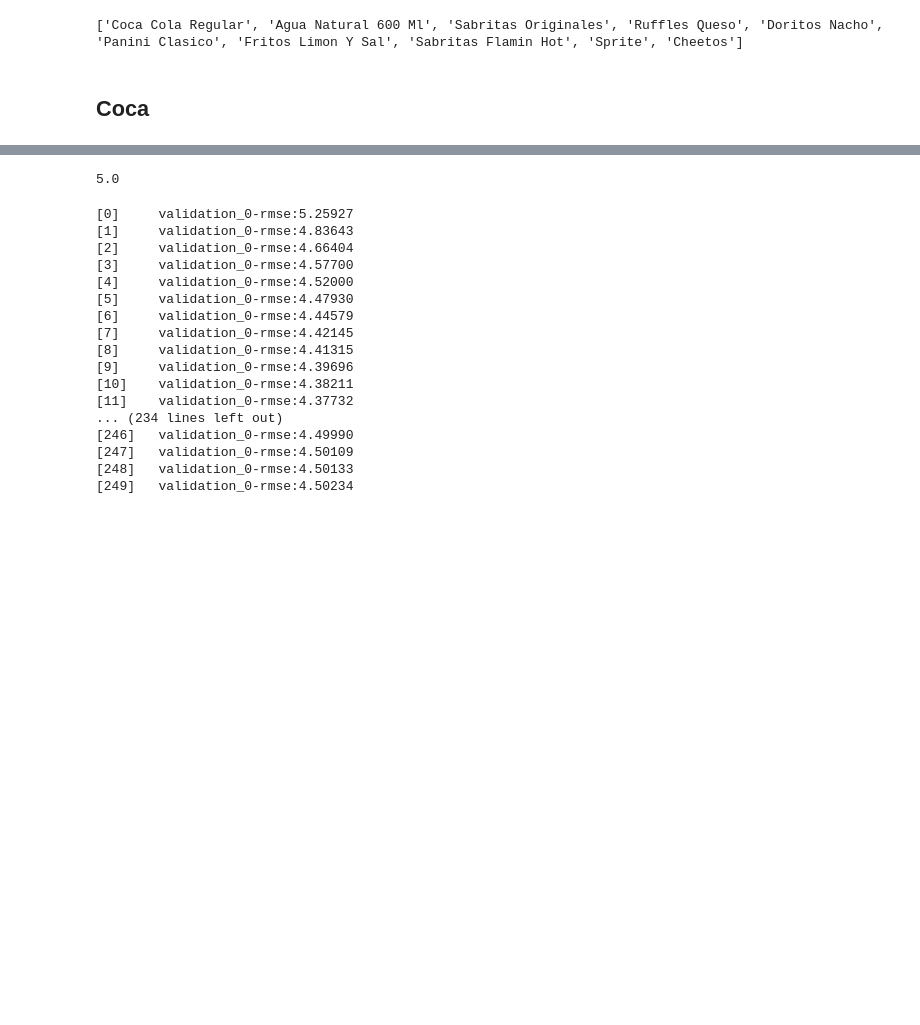
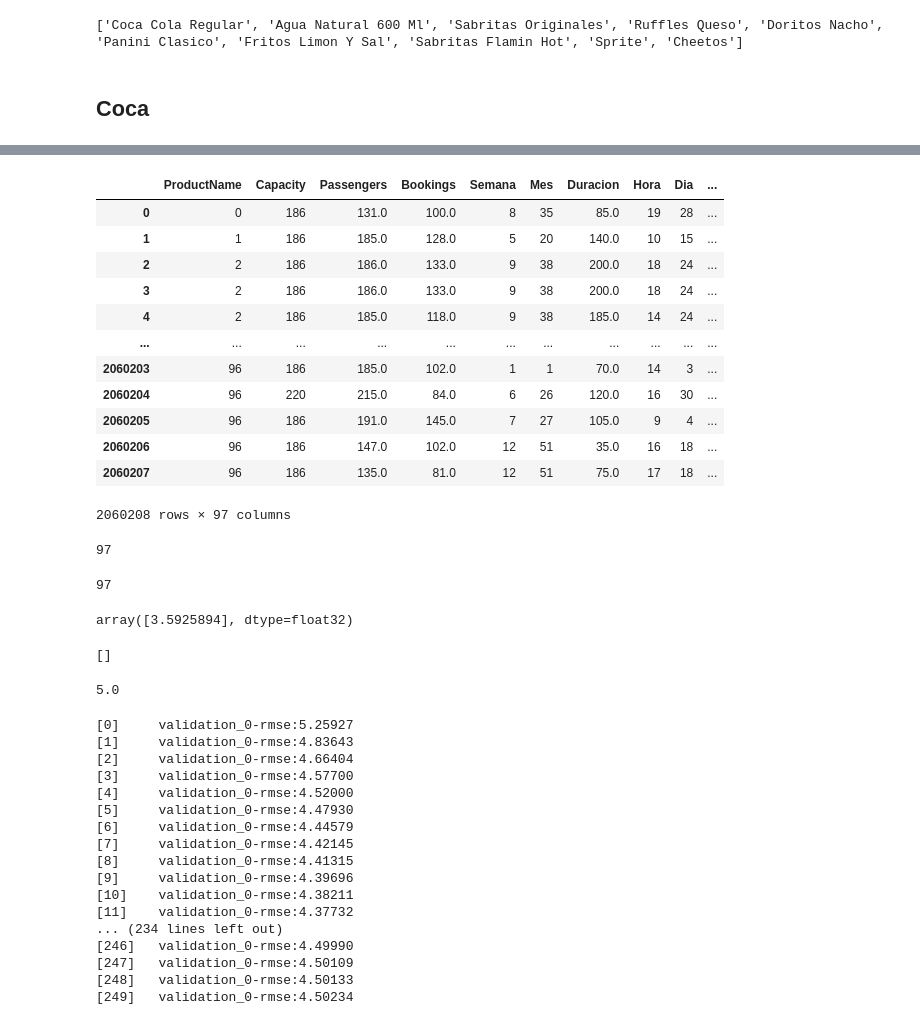
Before and after one commit to FrancoMendoza2003/Datathon2024, a Jupyter notebook: prediction/productos/sales_model1.ipynb, the cells around one changed output, grey strips where cells are left out. Saved outputs shown, nothing was run; the diff lists cells and outputs as text; code cells hidden in the pictures; blank space fills up the shorter version.

```diff
--- a/prediction/productos/sales_model1.ipynb
+++ b/prediction/productos/sales_model1.ipynb
@@ -346,0 +325,4 @@ product_dict_inv[88], product_dict_inv[92]
+# %%
+model = pickle.load(open(f"models/Modelo{0}.pkl", "rb"))
+name = "_".join(product_dict_inv[0].lower().replace("/", "_").split())
+pickle.dump(model, open(f"renamed/Modelo-{name}.pkl", "wb"))
@@ -358,0 +381,5 @@ print([product_dict_inv[i] for i in top10])
+# %%
+import pickle
+
+model_ = pickle.load(open("renamed/Modelo-agua.pkl", "rb"))
+model_
@@ -358,0 +398,9 @@ print([product_dict_inv[i] for i in top10])
+# %%
+expected = model_.get_booster().feature_names
+given = vuelos_ventas.drop(columns=["Quantity", "DiaSemana", "HourDuration"]).columns
+
+vuelos_ventas_ = vuelos_ventas[expected]
+
+for i, (given_, expected_) in enumerate(zip(given, expected)):
+    if given_ != expected_:
+        print(f"{i} -> {given_}: {expected_}")
@@ -358,0 +432,29 @@ print([product_dict_inv[i] for i in top10])
+# %%
+vuelos_ventas_ = vuelos_ventas[expected]
+vuelos_ventas_
+# %% [output]
+|  | ProductName | Capacity | Passengers | Bookings | Semana | Mes | Duracion | Hora | Dia | ... |
+| 0 | 0 | 186 | 131.0 | 100.0 | 8 | 35 | 85.0 | 19 | 28 | ... |
+| 1 | 1 | 186 | 185.0 | 128.0 | 5 | 20 | 140.0 | 10 | 15 | ... |
+| 2 | 2 | 186 | 186.0 | 133.0 | 9 | 38 | 200.0 | 18 | 24 | ... |
+| 3 | 2 | 186 | 186.0 | 133.0 | 9 | 38 | 200.0 | 18 | 24 | ... |
+| 4 | 2 | 186 | 185.0 | 118.0 | 9 | 38 | 185.0 | 14 | 24 | ... |
+| ... | ... | ... | ... | ... | ... | ... | ... | ... | ... | ... |
+| 2060203 | 96 | 186 | 185.0 | 102.0 | 1 | 1 | 70.0 | 14 | 3 | ... |
+| 2060204 | 96 | 220 | 215.0 | 84.0 | 6 | 26 | 120.0 | 16 | 30 | ... |
+| 2060205 | 96 | 186 | 191.0 | 145.0 | 7 | 27 | 105.0 | 9 | 4 | ... |
+| 2060206 | 96 | 186 | 147.0 | 102.0 | 12 | 51 | 35.0 | 16 | 18 | ... |
+| 2060207 | 96 | 186 | 135.0 | 81.0 | 12 | 51 | 75.0 | 17 | 18 | ... |
+2060208 rows × 97 columns
+# %%
+len(expected)
+# %% [output]
+97
+# %%
+len(vuelos_ventas.drop(columns=["Quantity", "DiaSemana", "HourDuration"]).columns)
+# %% [output]
+97
+# %%
+model_.predict(vuelos_ventas_.iloc[[0]])
+# %% [output]
+array([3.5925894], dtype=float32)
@@ -359,3 +661,7 @@ print([product_dict_inv[i] for i in top10])
+# %%
+[col for col in expected if col not in given]
+# %% [output]
+[]
 # %%
 modelo2 = vuelos_ventas[vuelos_ventas["ProductName"] == top10[0]]
 # %%
```
Also changed, not shown: parts of 9 cells of this notebook, 1 other file.
